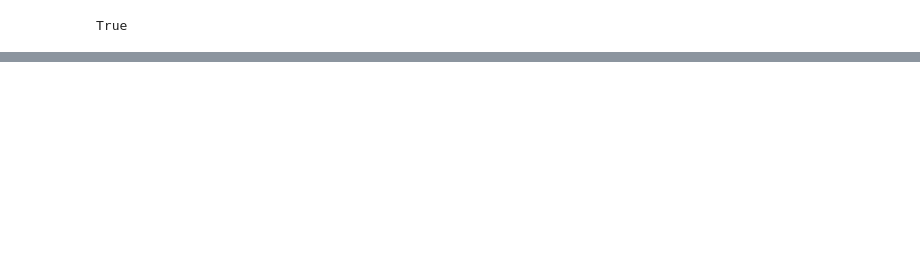
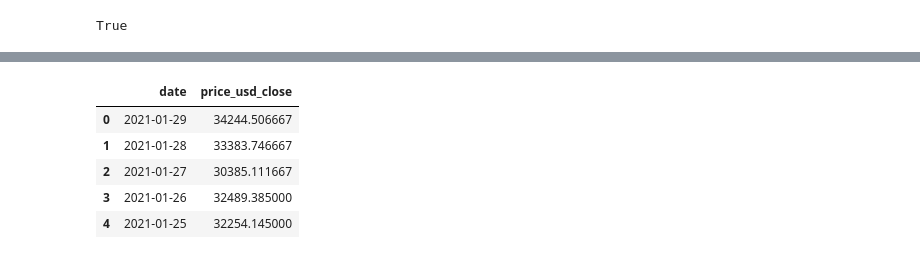
Before and after one commit to nospmah/fintech.group_project, a Jupyter notebook: reports/analysis.ipynb, the cells around one changed output, grey strips where cells are left out. Drawn from its saved outputs; the diff is of its cells as text; code cells hidden in the pictures; blank space fills up the shorter version.

```diff
--- a/reports/analysis.ipynb
+++ b/reports/analysis.ipynb
@@ -227,0 +258,32 @@ def get_cumulative_returns_plot(cum_returns) :
+# %%
+def get_price_data(ticker,fromdate,limit):
+    '''
+    Returns market data (ticker) in new df
+        Parameters:
+            ticker (string) = Ticker for Desired Coin
+            fromdate (string) = Starting date of period desired
+            limit (int) = number of data points
+    '''
+    #Get Data & Initialize Dictionary
+    URL2 = f'https://api.cryptoquant.com/v1/{ticker}/market-data/price-usd?window=day&from={fromdate}&limit={limit}'
+    response2 = requests.get(URL2, headers=headers)
+    price_data = response2.json()
+
+    #Transform to Dataframe and adjust data type
+    price_df = pd.DataFrame(data=price_data['result']['data'])
+    price_df = price_df.drop(['price_usd_high','price_usd_low','price_usd_open'], axis = 1)
+    price_df['date'] = pd.to_datetime(price_df['date'])
+    price_df['price_usd_close'] = price_df['price_usd_close'].astype(str).astype('float64')
+    price_df = price_df.dropna()
+
+    return price_df
+# %%
+price_btc_df = get_price_data("btc","20190101","100")
+price_btc_df.head(5)
+# %% [output]
+|  | date | price_usd_close |
+| 0 | 2021-01-29 | 34244.506667 |
+| 1 | 2021-01-28 | 33383.746667 |
+| 2 | 2021-01-27 | 30385.111667 |
+| 3 | 2021-01-26 | 32489.385000 |
+| 4 | 2021-01-25 | 32254.145000 |
```
Also changed, not shown: parts of 12 cells of this notebook, 1 other file.
